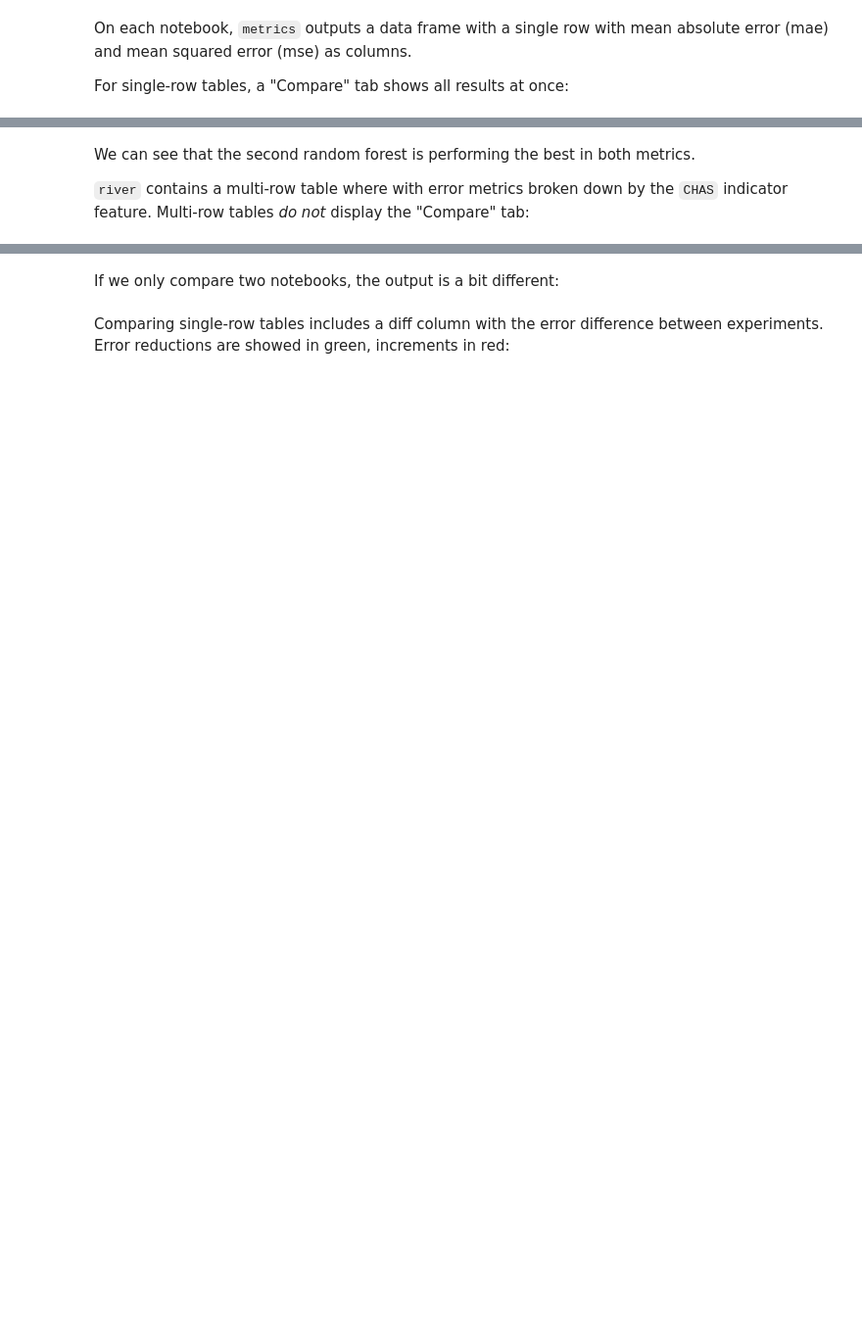
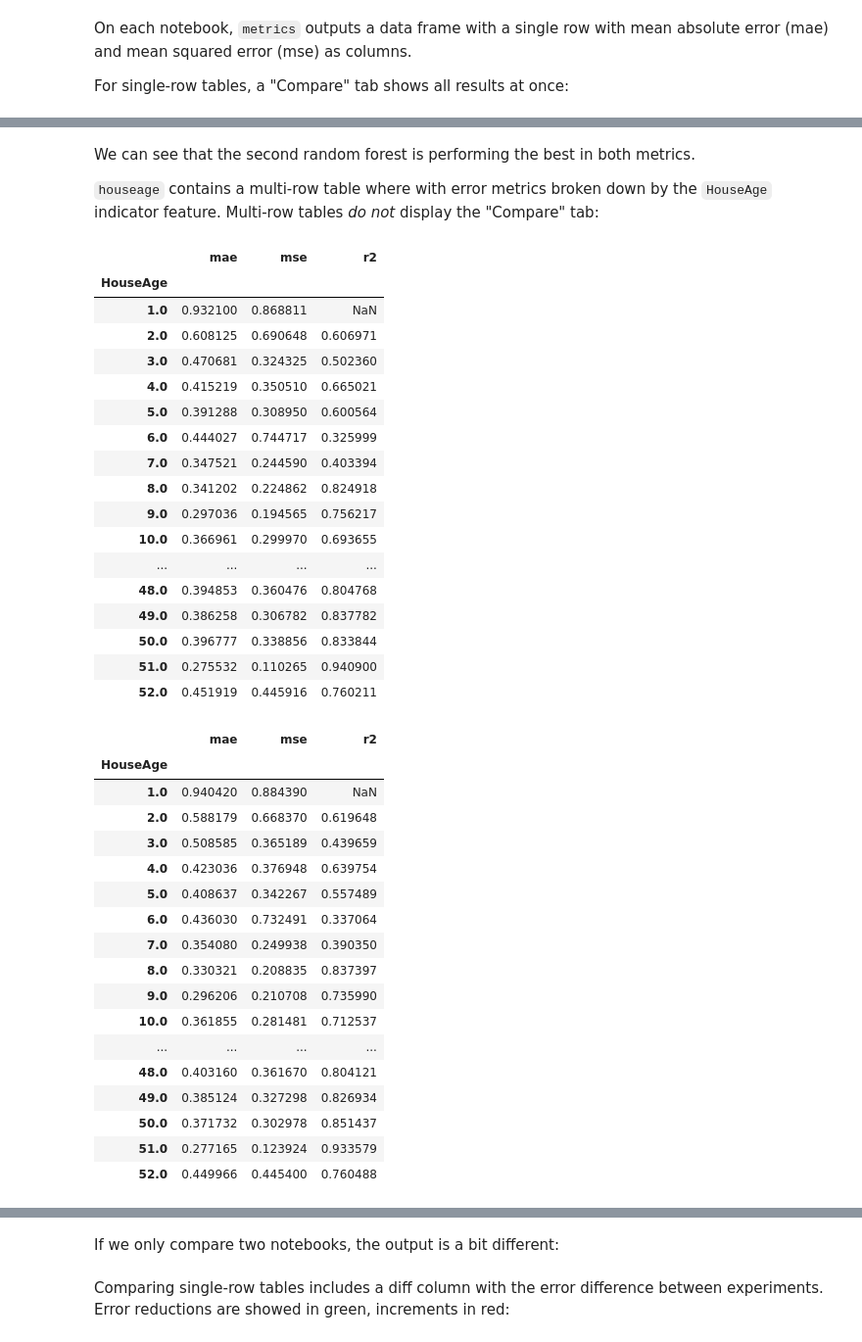
Before and after one commit to ploomber/sklearn-evaluation, a Jupyter notebook: docs/source/nbs/NotebookCollection.ipynb, the cells around one changed output, grey strips where cells are left out. Shown: that part at 98% size. Saved outputs shown, nothing was run; the diff lists cells and outputs as text; code cells hidden in the pictures; blank space fills up the shorter version.

```diff
--- a/docs/source/nbs/NotebookCollection.ipynb
+++ b/docs/source/nbs/NotebookCollection.ipynb
@@ -78,6 +95,43 @@ nbs['metrics']
 # %% [markdown]
 We can see that the second random forest is performing the best in both metrics.
 
-`river` contains a multi-row table where with error metrics broken down by the `CHAS` indicator feature. Multi-row tables *do not* display the "Compare" tab:
+`houseage` contains a multi-row table where with error metrics broken down by the `HouseAge` indicator feature. Multi-row tables *do not* display the "Compare" tab:
 # %%
-nbs['river']
+nbs['houseage']
+# %% [output]
+|  | mae | mse | r2 |
+| HouseAge |  |  |  |
+| 1.0 | 0.932100 | 0.868811 | NaN |
+| 2.0 | 0.608125 | 0.690648 | 0.606971 |
+| 3.0 | 0.470681 | 0.324325 | 0.502360 |
+| 4.0 | 0.415219 | 0.350510 | 0.665021 |
+| 5.0 | 0.391288 | 0.308950 | 0.600564 |
+| 6.0 | 0.444027 | 0.744717 | 0.325999 |
+| 7.0 | 0.347521 | 0.244590 | 0.403394 |
+| 8.0 | 0.341202 | 0.224862 | 0.824918 |
+| 9.0 | 0.297036 | 0.194565 | 0.756217 |
+| 10.0 | 0.366961 | 0.299970 | 0.693655 |
+| ... | ... | ... | ... |
+| 48.0 | 0.394853 | 0.360476 | 0.804768 |
+| 49.0 | 0.386258 | 0.306782 | 0.837782 |
+| 50.0 | 0.396777 | 0.338856 | 0.833844 |
+| 51.0 | 0.275532 | 0.110265 | 0.940900 |
+| 52.0 | 0.451919 | 0.445916 | 0.760211 |
+|  | mae | mse | r2 |
+| HouseAge |  |  |  |
+| 1.0 | 0.940420 | 0.884390 | NaN |
+| 2.0 | 0.588179 | 0.668370 | 0.619648 |
+| 3.0 | 0.508585 | 0.365189 | 0.439659 |
+| 4.0 | 0.423036 | 0.376948 | 0.639754 |
+| 5.0 | 0.408637 | 0.342267 | 0.557489 |
+| 6.0 | 0.436030 | 0.732491 | 0.337064 |
+| 7.0 | 0.354080 | 0.249938 | 0.390350 |
+| 8.0 | 0.330321 | 0.208835 | 0.837397 |
+| 9.0 | 0.296206 | 0.210708 | 0.735990 |
+| 10.0 | 0.361855 | 0.281481 | 0.712537 |
+| ... | ... | ... | ... |
+| 48.0 | 0.403160 | 0.361670 | 0.804121 |
+| 49.0 | 0.385124 | 0.327298 | 0.826934 |
+| 50.0 | 0.371732 | 0.302978 | 0.851437 |
+| 51.0 | 0.277165 | 0.123924 | 0.933579 |
+| 52.0 | 0.449966 | 0.445400 | 0.760488 |
```
Also changed, not shown: parts of 12 cells of this notebook, 4 other files.
